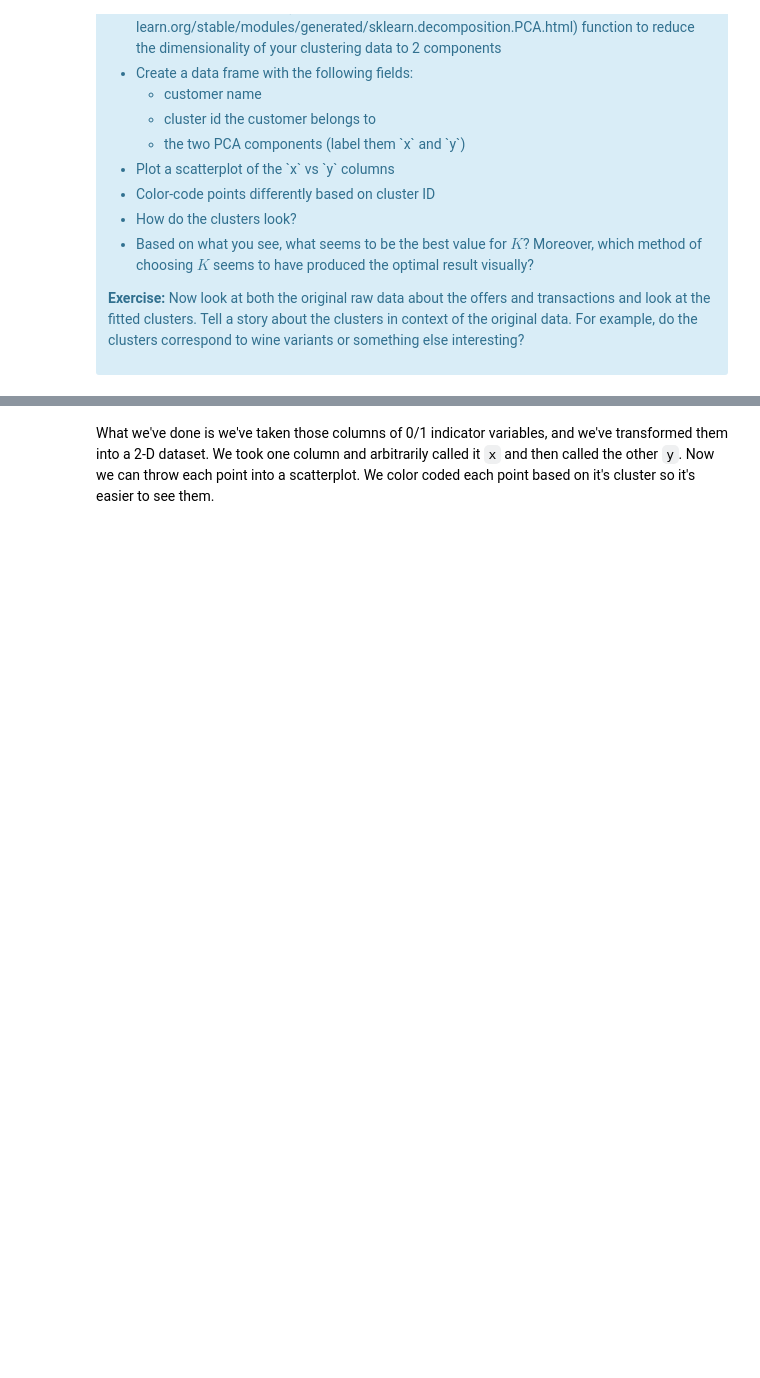
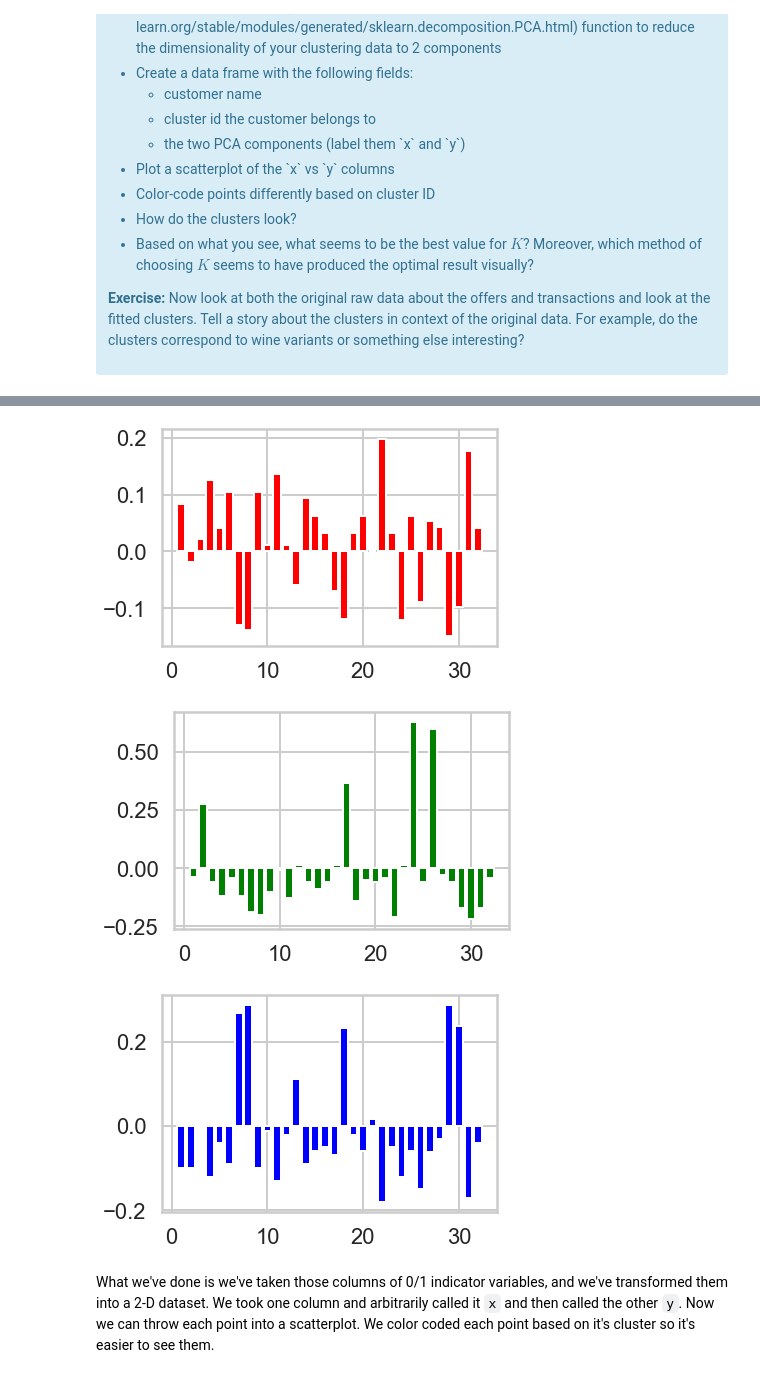
Before and after one commit to squareleaf/SpringboardDS, a Jupyter notebook: Clustering_case_study/Clustering Case Study - Customer Segmentation with K-Means - Tier 3.ipynb, the cells around one changed output, grey strips where cells are left out. Saved outputs shown, nothing was run; the diff lists cells and outputs as text; code cells hidden in the pictures; blank space fills up the shorter version.

```diff
--- a/Clustering_case_study/Clustering Case Study - Customer Segmentation with K-Means - Tier 3.ipynb
+++ b/Clustering_case_study/Clustering Case Study - Customer Segmentation with K-Means - Tier 3.ipynb
@@ -363,3 +375,20 @@ plt.scatter(pc1, pc2, c=cluster_assignments.tolist(), cmap=cmap)
+# %%
+# suggestion for count of offering_id
+colors = ['red', 'green', 'blue']
+offer_proportions = df_final.sum(axis=0) / 100  # There are 100 customers
+for i in range(3):
+    plt.figure(i)
+    cluster = df_final[cluster_assignments == i]
+    offer_proportions_cluster = cluster.sum(axis=0) / cluster.shape[0]  # Number of customers in cluster
+    lift = offer_proportions_cluster - offer_proportions
+    plt.bar(range(1, 33), lift, color=colors[i])
+
+# The clusters suggest which customer segments are the most successful targets for marketing, since they respond
+# to more of the campaigns than the other clusters.
+# %% [output]
+[figure, added]
+[figure, added]
+[figure, added]
 # %% [markdown]
 What we've done is we've taken those columns of 0/1 indicator variables, and we've transformed them into a 2-D dataset. We took one column and arbitrarily called it `x` and then called the other `y`. Now we can throw each point into a scatterplot. We color coded each point based on it's cluster so it's easier to see them.
 # %% [markdown]
```
Also changed, not shown: parts of 5 cells of this notebook.
